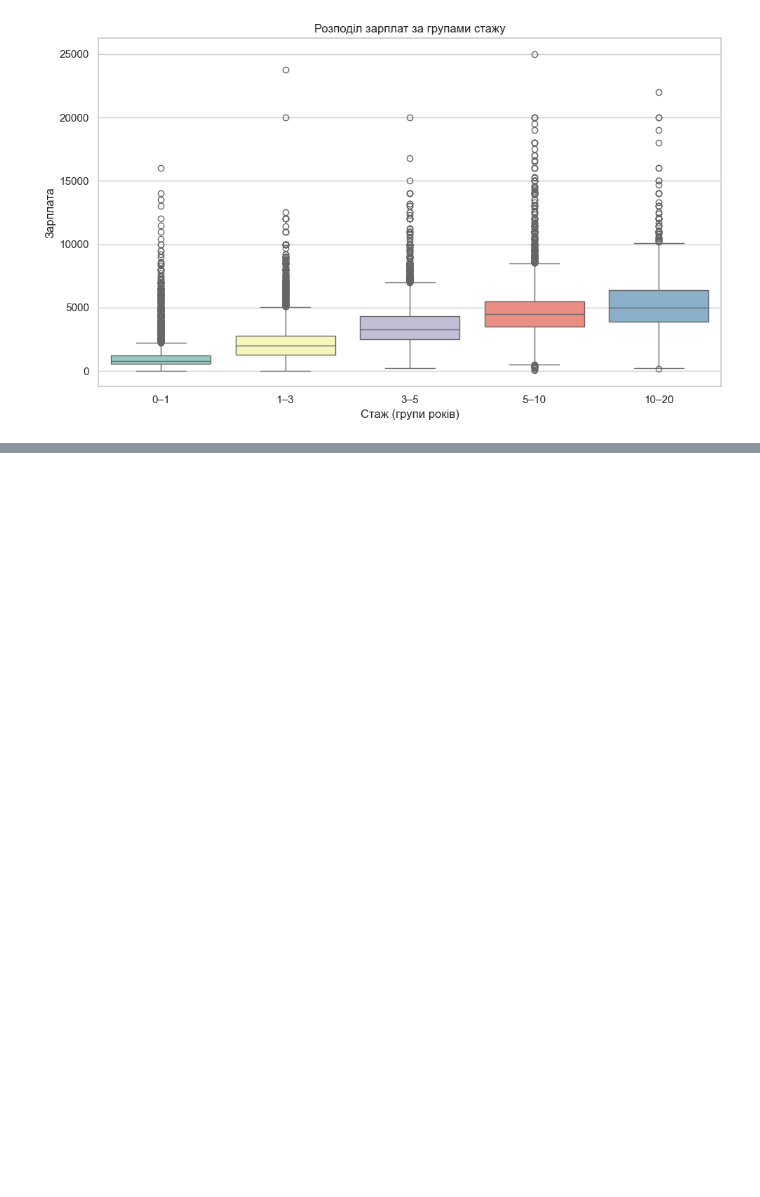
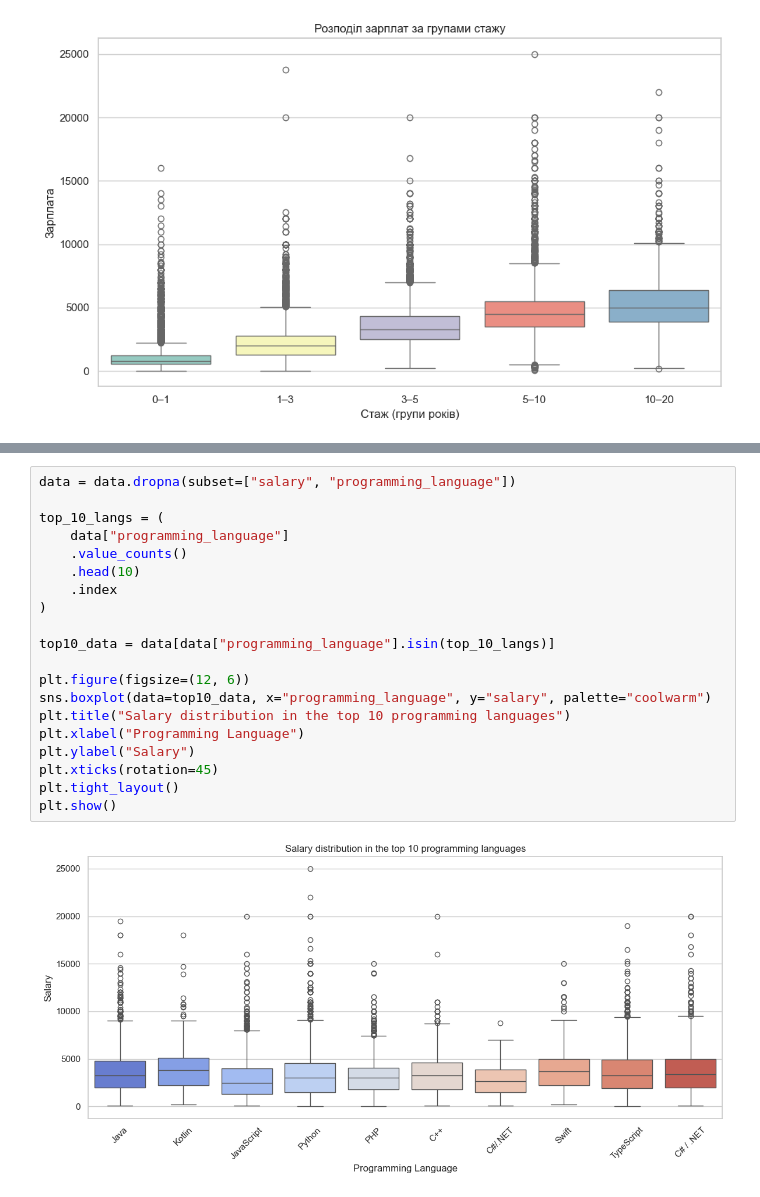
Before and after one commit to Danylo-Ik/Econometrics-Project-IT, a Jupyter notebook: it_salaries.ipynb, the cells around one changed output, grey strips where cells are left out. Saved outputs shown, nothing was run; the diff lists cells and outputs as text; blank space fills up the shorter version.

```diff
--- a/it_salaries.ipynb
+++ b/it_salaries.ipynb
@@ -514,0 +549,22 @@ plt.show()
+# %%
+data = data.dropna(subset=["salary", "programming_language"])
+
+top_10_langs = (
+    data["programming_language"]
+    .value_counts()
+    .head(10)
+    .index
+)
+
+top10_data = data[data["programming_language"].isin(top_10_langs)]
+
+plt.figure(figsize=(12, 6))
+sns.boxplot(data=top10_data, x="programming_language", y="salary", palette="coolwarm")
+plt.title("Salary distribution in the top 10 programming languages")
+plt.xlabel("Programming Language")
+plt.ylabel("Salary")
+plt.xticks(rotation=45)
+plt.tight_layout()
+plt.show()
+# %% [output]
+[figure, added]
```
Also changed, not shown: parts of 10 cells of this notebook.
